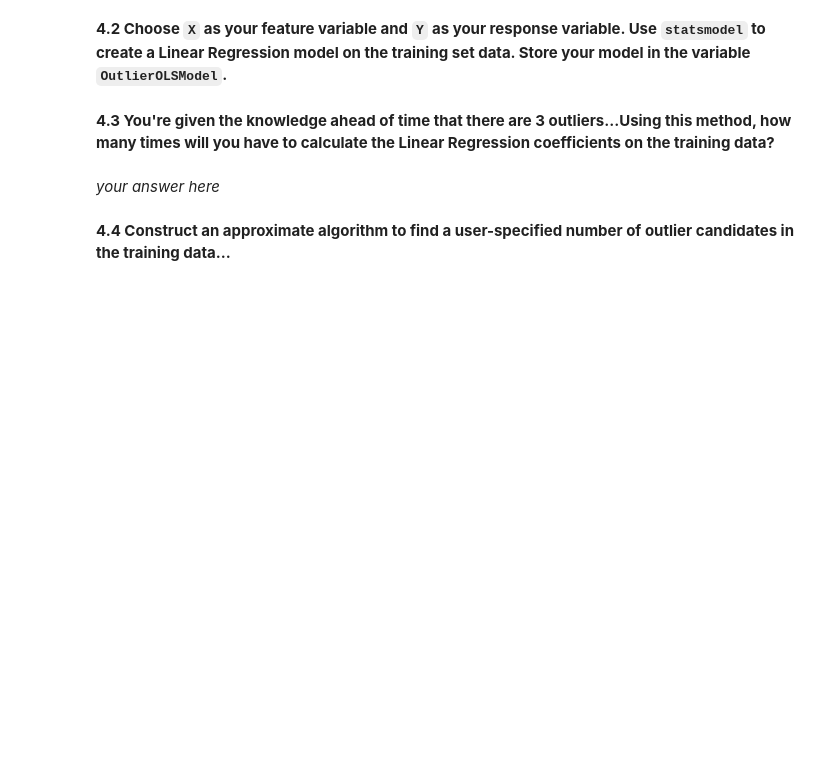
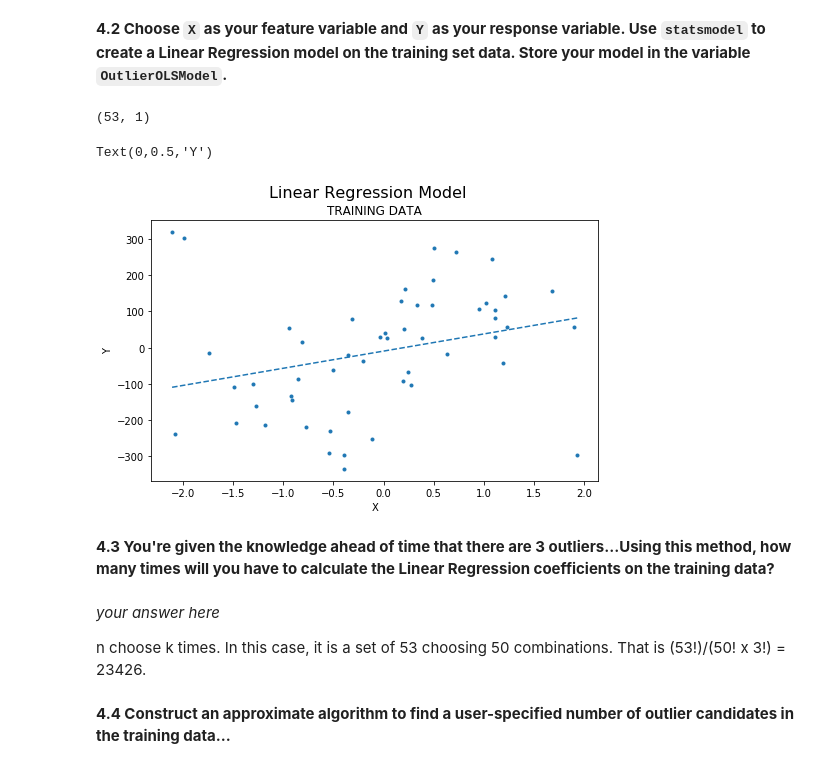
Before and after one commit to kdumontnu/2019-CS109A, a Jupyter notebook: homework/hw2/cs109a_hw2_submit.ipynb, the cells around one changed output. Saved outputs shown, nothing was run; the diff lists cells and outputs as text; code cells hidden in the pictures; blank space fills up the shorter version.

```diff
--- a/homework/hw2/cs109a_hw2_submit.ipynb
+++ b/homework/hw2/cs109a_hw2_submit.ipynb
@@ -449,6 +475,32 @@ You may recall from lectures that OLS Linear Regression can be susceptible to ou
+# %%
+# your code here
+X = np.array(outliers_train.X)
+X = X.reshape(X.shape[0],1)
+Y = np.array(outliers_train.Y)
+print(X.shape)
+
+OutlierOLSModel = sm.OLS(Y, sm.add_constant(X))
+OutlierOLSModel_Fit = OutlierOLSModel.fit()
+beta0 = OutlierOLSModel_Fit.params[0]
+beta1 = OutlierOLSModel_Fit.params[1]
+
+x_fit = np.array([[np.min(X), np.max(X)]]).T
+
+plt.figure(figsize=(8,4.8)).suptitle('Linear Regression Model', fontsize=16)
+plt.scatter(outliers_train.X, outliers_train.Y, label='Train', marker='.')
+plt.plot(x_fit, beta0 + beta1*x_fit, '--')
+plt.title('TRAINING DATA')
+plt.xlabel('X')
+plt.ylabel('Y')
+# %% [output]
+(53, 1)
+Text(0,0.5,'Y')
+[figure, added]
 # %% [markdown]
 **4.3 You're given the knowledge ahead of time that there are 3 outliers...Using this method, how many times will you have to calculate the Linear Regression coefficients on the training data?**
-# %% [markdown]
-*your answer here*
+# %% [markdown]
+*your answer here*
+
+n choose k times. In this case, it is a set of 53 choosing 50 combinations. That is (53!)/(50! x 3!) = 23426.
 # %% [markdown]
 **4.4  Construct an approximate algorithm to find a user-specified number of outlier candidates in the training data...**
```
Also changed, not shown: parts of 19 cells of this notebook.
